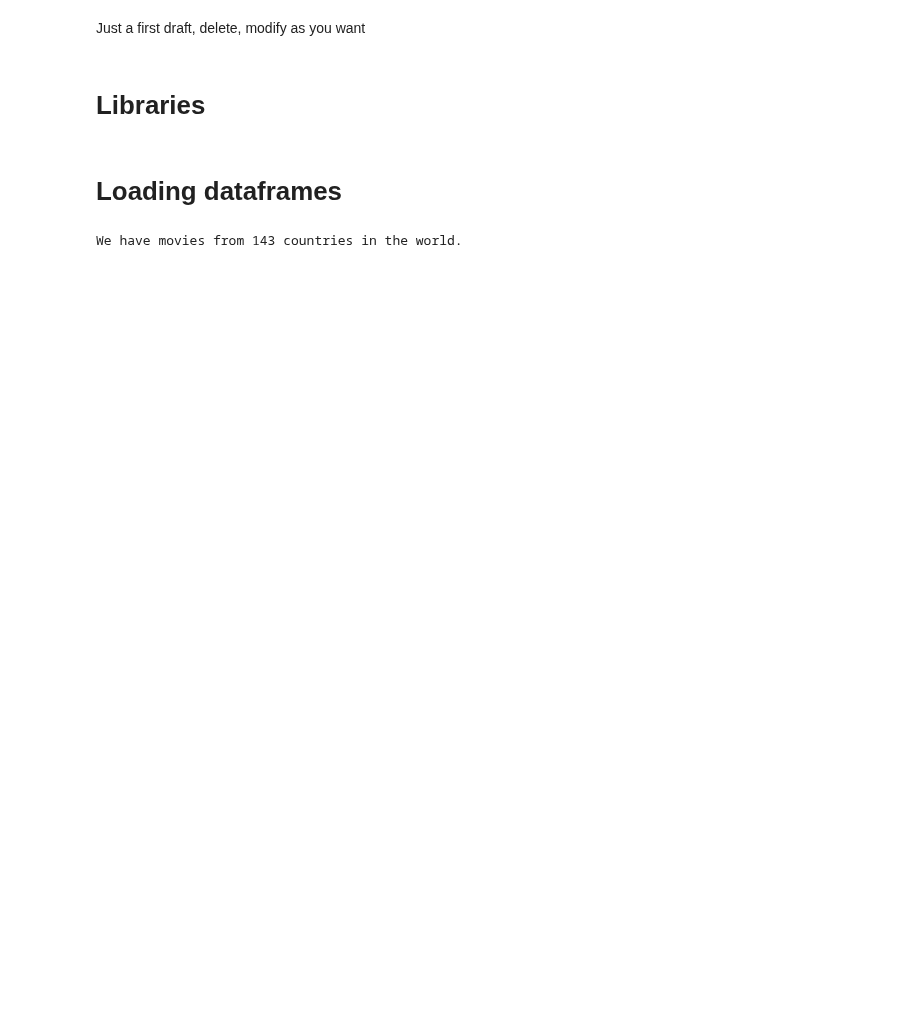
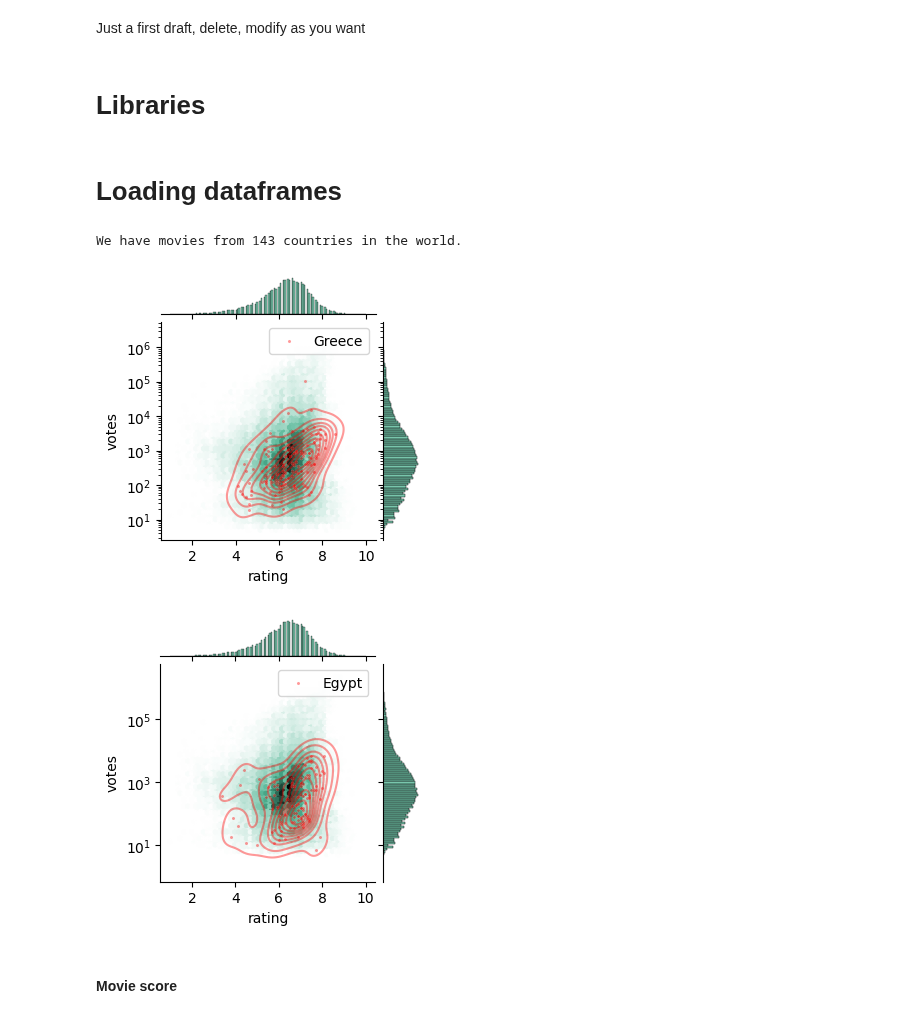
Before and after one commit to epfl-ada/ada-2023-project-crunchychicken, a Jupyter notebook: P3.ipynb, the cells around one changed output. Cells and saved outputs as stored; diff of their text form; code cells hidden in the pictures; blank space fills up the shorter version.

```diff
--- a/P3.ipynb
+++ b/P3.ipynb
@@ -23,3 +24,18 @@ countries = sorted(set(flat_list))
 print(f'We have movies from {len(countries)} countries in the world.')
 # %% [output]
 We have movies from 143 countries in the world.
+# %%
+for country in ['Greece',"Egypt"]:#, 'Egypt', 'Argentina', 'Pakistan', 'Philippines']:
+    g = sns.jointplot(x=movies.rating, y=movies.votes, kind='hex', color="#4CB391", joint_kws={'yscale': 'log'})
+    g.fig.set_figwidth(3)
+    g.fig.set_figheight(3)
+
+    df = movies[movies.countries.str.contains(country) & ~movies.countries.str.contains(',')]
+    sns.scatterplot(x=df.rating, y=df.votes, color='r', alpha=.4, s=5, ax=g.ax_joint, label=country)
+    sns.kdeplot(x=df.rating, y=df.votes, color='r', alpha=.4, ax=g.ax_joint)
+    g.ax_joint.legend()
+# %% [output]
+[figure, added]
+[figure, added]
+# %% [markdown]
+#### Movie score
```
Also changed, not shown: parts of 16 cells of this notebook, 2 other files.
